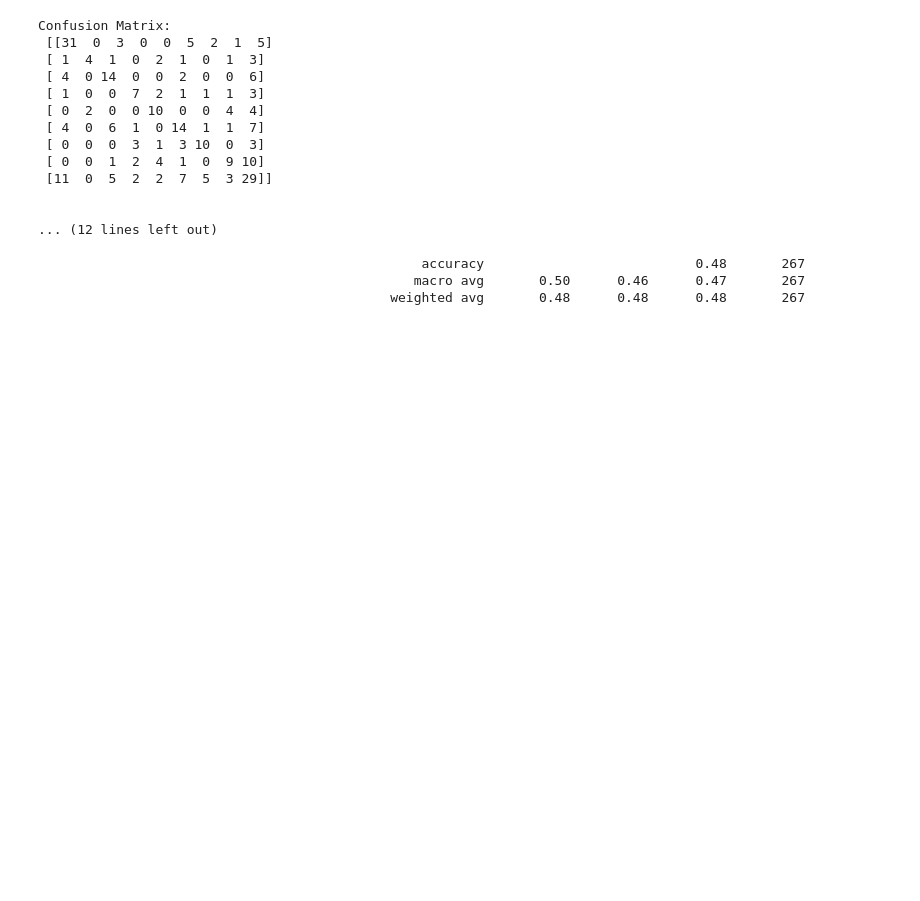
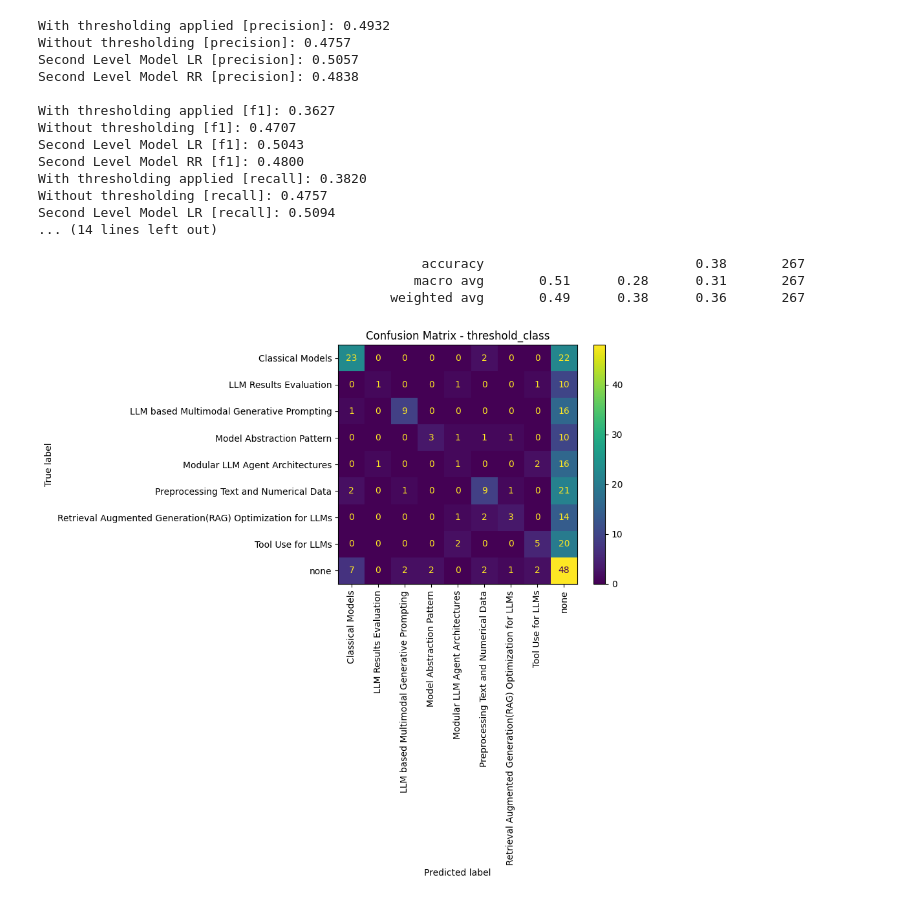
Before and after one commit to HasinthakaPiyumal/AI-Pattern-Mining-Project, a Jupyter notebook: notebooks/3.4.1 Classification Result Processing(new).ipynb, the cells around one changed output. Drawn from its saved outputs; the diff is of its cells as text; code cells hidden in the pictures; blank space fills up the shorter version.

```diff
--- a/notebooks/3.4.1 Classification Result Processing(new).ipynb
+++ b/notebooks/3.4.1 Classification Result Processing(new).ipynb
@@ -5,4 +5,5 @@ import matplotlib.pyplot as plt
 import numpy as np
 from sklearn.metrics import confusion_matrix, ConfusionMatrixDisplay, classification_report
 # %%
-classification_results = pd.read_csv("/home/hasinthaka/Documents/Projects/AI/Pattern Mining/pipeline/src/stages/pattern_classification/models/metrics/1768798444.9018228/ensemble_classification_predictions.csv")
+classification_results = pd.read_csv("/home/hasinthaka/Documents/Projects/AI/Pattern Mining/pipeline/src/stages/pattern_classification/models/metrics/1768803008.229797/ensemble_classification_predictions.csv")
+classification_results.columns
@@ -9,33 +15,62 @@ classification_results = pd.read_csv("/home/hasinthaka/Documents/Projects/AI/Pat
+# %%
+y_true = classification_results['verified_pattern']
+y_pred = classification_results['second_level_model_class_lr']
 # %%
 y_true = classification_results['verified_pattern']
-y_pred = classification_results['second_level_model_class_rr']
-class_labels = np.unique(np.concatenate([y_true, y_pred]))
+
+print(f"With thresholding applied [precision]: {classification_report(y_true, classification_results['threshold_class'], output_dict=True, zero_division=0)['weighted avg']['precision']:.4f}")
+print(f"Without thresholding [precision]: {classification_report(y_true, classification_results['without_threshold_class'], output_dict=True, zero_division=0)['weighted avg']['precision']:.4f}")
+print(f"Second Level Model LR [precision]: {classification_report(y_true, classification_results['second_level_model_class_lr'], output_dict=True, zero_division=0)['weighted avg']['precision']:.4f}")
+print(f"Second Level Model RR [precision]: {classification_report(y_true, classification_results['second_level_model_class_rr'], output_dict=True, zero_division=0)['weighted avg']['precision']:.4f}")
+
+print()
+
+print(f"With thresholding applied [f1]: {classification_report(y_true, classification_results['threshold_class'], output_dict=True, zero_division=0)['weighted avg']['f1-score']:.4f}")
+print(f"Without thresholding [f1]: {classification_report(y_true, classification_results['without_threshold_class'], output_dict=True, zero_division=0)['weighted avg']['f1-score']:.4f}")
+print(f"Second Level Model LR [f1]: {classification_report(y_true, classification_results['second_level_model_class_lr'], output_dict=True, zero_division=0)['weighted avg']['f1-score']:.4f}")
+print(f"Second Level Model RR [f1]: {classification_report(y_true, classification_results['second_level_model_class_rr'], output_dict=True, zero_division=0)['weighted avg']['f1-score']:.4f}")
 
 
-cm = confusion_matrix(y_true, y_pred)
-print("Confusion Matrix:\n", cm)
+print(f"With thresholding applied [recall]: {classification_report(y_true, classification_results['threshold_class'], output_dict=True, zero_division=0)['weighted avg']['recall']:.4f}")
+print(f"Without thresholding [recall]: {classification_report(y_true, classification_results['without_threshold_class'], output_dict=True, zero_division=0)['weighted avg']['recall']:.4f}")
+print(f"Second Level Model LR [recall]: {classification_report(y_true, classification_results['second_level_model_class_lr'], output_dict=True, zero_division=0)['weighted avg']['recall']:.4f}")
+print(f"Second Level Model RR [recall]: {classification_report(y_true, classification_results['second_level_model_class_rr'], output_dict=True, zero_division=0)['weighted avg']['recall']:.4f}")
 
-print("\n\nClassification Report:\n", classification_report(y_true, y_pred, target_names=class_labels))
+for method in classification_results.columns:
+    if 'class' in method:
+        print(f"\nClassification Report for {method}:")
+        print(classification_report(y_true, classification_results[method], zero_division=0))
 
-print(f"With thresholding applied [precision]: {classification_report(y_true, classification_results['threshold_class'], target_names=class_labels, output_dict=True, zero_division=0)['weighted avg']['precision']:.4f}")
-print(f"Without thresholding [precision]: {classification_report(y_true, classification_results['without_threshold_class'], target_names=class_labels, output_dict=True, zero_division=0)['weighted avg']['precision']:.4f}")
-print(f"Second Level Model LR [precision]: {classification_report(y_true, classification_results['second_level_model_class_lr'], target_names=class_labels, output_dict=True, zero_division=0)['weighted avg']['precision']:.4f}")
-print(f"Second Level Model RR [precision]: {classification_report(y_true, classification_results['second_level_model_class_rr'], target_names=class_labels, output_dict=True, zero_division=0)['weighted avg']['precision']:.4f}")
+        y_pred = classification_results[method]
+        class_labels = np.unique(np.concatenate([y_true, y_pred]))
+
+
+        cm = confusion_matrix(y_true, y_pred)
+        disp = ConfusionMatrixDisplay(
+            confusion_matrix=cm,
+            display_labels=class_labels
+        )
+
+        disp.plot()
+        plt.xticks(rotation=90)
+        plt.title(f"Confusion Matrix - {method}")
+        plt.show()
 # %% [output]
-Confusion Matrix:
- [[31  0  3  0  0  5  2  1  5]
- [ 1  4  1  0  2  1  0  1  3]
- [ 4  0 14  0  0  2  0  0  6]
- [ 1  0  0  7  2  1  1  1  3]
- [ 0  2  0  0 10  0  0  4  4]
- [ 4  0  6  1  0 14  1  1  7]
- [ 0  0  0  3  1  3 10  0  3]
- [ 0  0  1  2  4  1  0  9 10]
- [11  0  5  2  2  7  5  3 29]]
+With thresholding applied [precision]: 0.4932
+Without thresholding [precision]: 0.4757
+Second Level Model LR [precision]: 0.5057
+Second Level Model RR [precision]: 0.4838
 
+With thresholding applied [f1]: 0.3627
+Without thresholding [f1]: 0.4707
+Second Level Model LR [f1]: 0.5043
+Second Level Model RR [f1]: 0.4800
+With thresholding applied [recall]: 0.3820
+Without thresholding [recall]: 0.4757
+Second Level Model LR [recall]: 0.5094
+... (14 lines left out)
 
-... (12 lines left out)
-
-                                                 accuracy                           0.48       267
-                                                macro avg       0.50      0.46      0.47       267
-                                             weighted avg       0.48      0.48      0.48       267
+                                                 accuracy                           0.38       267
+                                                macro avg       0.51      0.28      0.31       267
+                                             weighted avg       0.49      0.38      0.36       267
+[figure, added]
```
Also changed, not shown: parts of 23 cells of this notebook, 9 other files.
